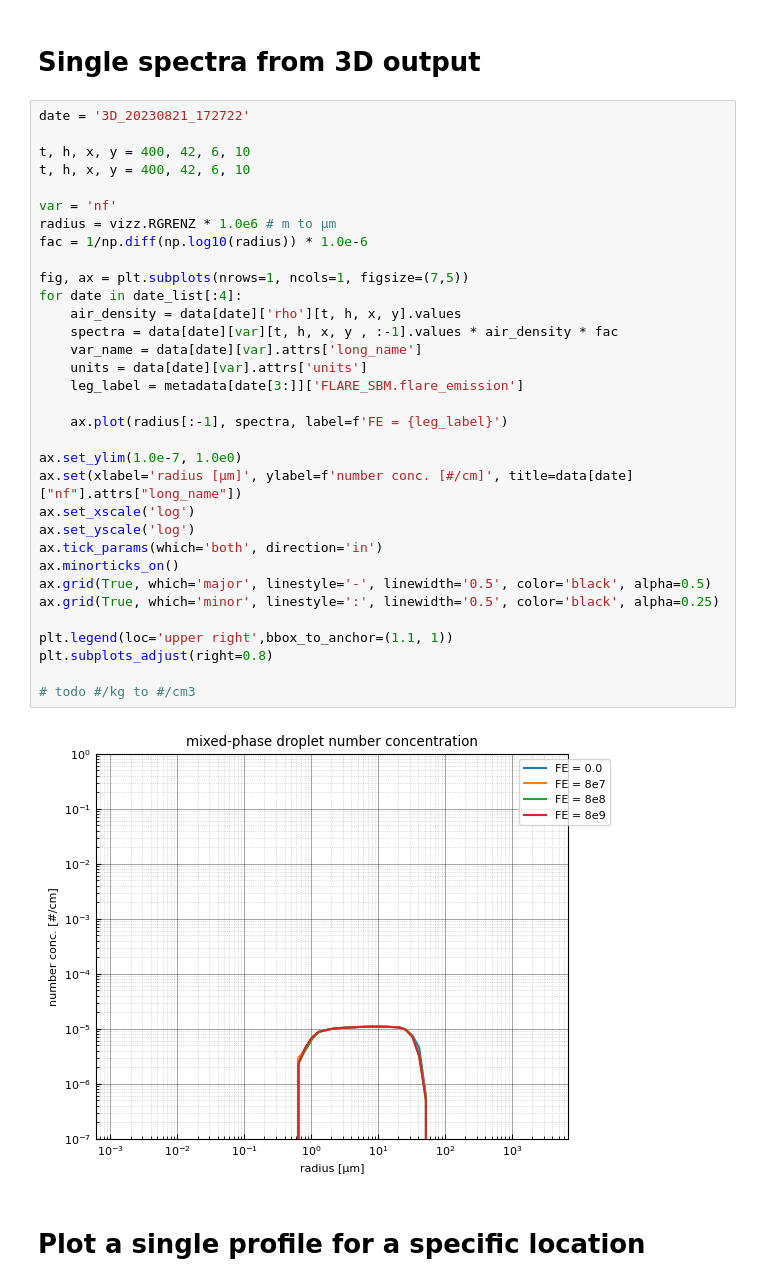
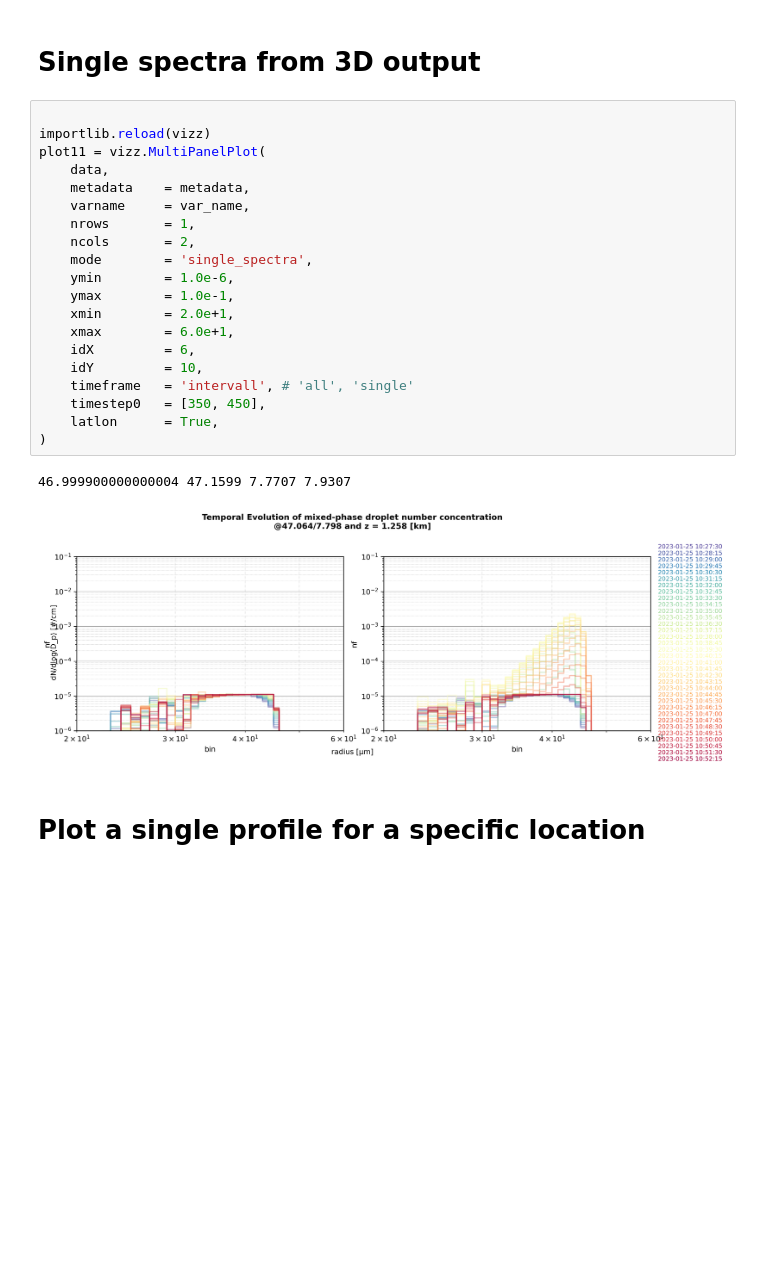
Before and after one commit to KarlJohnsonnn/comso-specs-eriswil, a Jupyter notebook: python/CS-3D-quicklooks-example.ipynb, the cells around one changed output. Saved outputs shown, nothing was run; the diff lists cells and outputs as text; blank space fills up the shorter version.

```diff
--- a/python/CS-3D-quicklooks-example.ipynb
+++ b/python/CS-3D-quicklooks-example.ipynb
@@ -257,40 +187,28 @@ for iT in tqdm(range(400,401)):
 # %% [markdown]
 # Single spectra from 3D output
-# %%
-date = '3D_20230821_172722'
-
-t, h, x, y = 400, 42, 6, 10
-t, h, x, y = 400, 42, 6, 10
-
-var = 'nf'
-radius = vizz.RGRENZ * 1.0e6 # m to µm
-fac = 1/np.diff(np.log10(radius)) * 1.0e-6
-
-fig, ax = plt.subplots(nrows=1, ncols=1, figsize=(7,5))
-for date in date_list[:4]:
-    air_density = data[date]['rho'][t, h, x, y].values
-    spectra = data[date][var][t, h, x, y , :-1].values * air_density * fac
-    var_name = data[date][var].attrs['long_name']
-    units = data[date][var].attrs['units']
-    leg_label = metadata[date[3:]]['FLARE_SBM.flare_emission']
-
-    ax.plot(radius[:-1], spectra, label=f'FE = {leg_label}')
-
-ax.set_ylim(1.0e-7, 1.0e0)
-ax.set(xlabel='radius [µm]', ylabel=f'number conc. [#/cm]', title=data[date]["nf"].attrs["long_name"])
-ax.set_xscale('log')
-ax.set_yscale('log')
-ax.tick_params(which='both', direction='in')
-ax.minorticks_on()
-ax.grid(True, which='major', linestyle='-', linewidth='0.5', color='black', alpha=0.5)
-ax.grid(True, which='minor', linestyle=':', linewidth='0.5', color='black', alpha=0.25)
-
-plt.legend(loc='upper right',bbox_to_anchor=(1.1, 1))
-plt.subplots_adjust(right=0.8)
-
-# todo #/kg to #/cm3
-# %% [output]
-[figure, removed]
+# %%
+
+importlib.reload(vizz)
+plot11 = vizz.MultiPanelPlot(
+    data,
+    metadata    = metadata,
+    varname     = var_name,
+    nrows       = 1,
+    ncols       = 2,
+    mode        = 'single_spectra',
+    ymin        = 1.0e-6,
+    ymax        = 1.0e-1,
+    xmin        = 2.0e+1,
+    xmax        = 6.0e+1,
+    idX         = 6,
+    idY         = 10,
+    timeframe   = 'intervall', # 'all', 'single'
+    timestep0   = [350, 450],
+    latlon      = True,
+)
+# %% [output]
+46.999900000000004 47.1599 7.7707 7.9307
+[figure, added]
 # %% [markdown]
 # Plot a single profile for a specific location
 # %%
```
Also changed, not shown: parts of 11 cells of this notebook, 1 other file.
